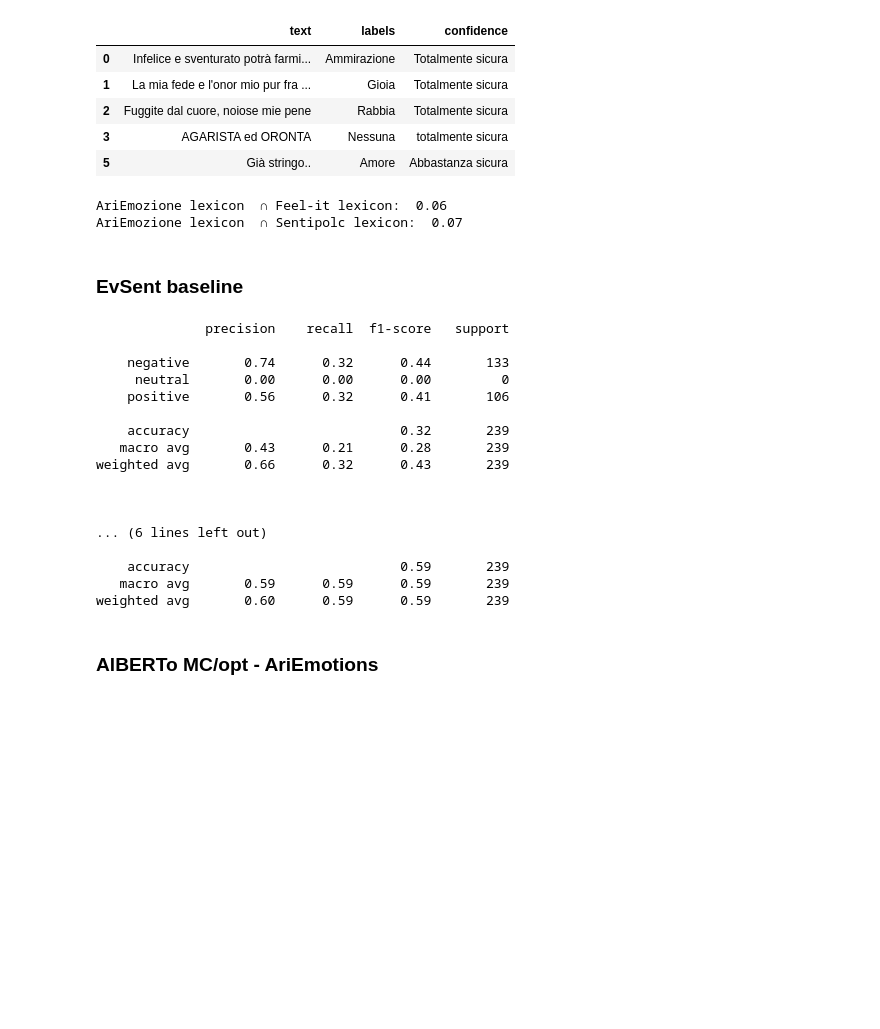
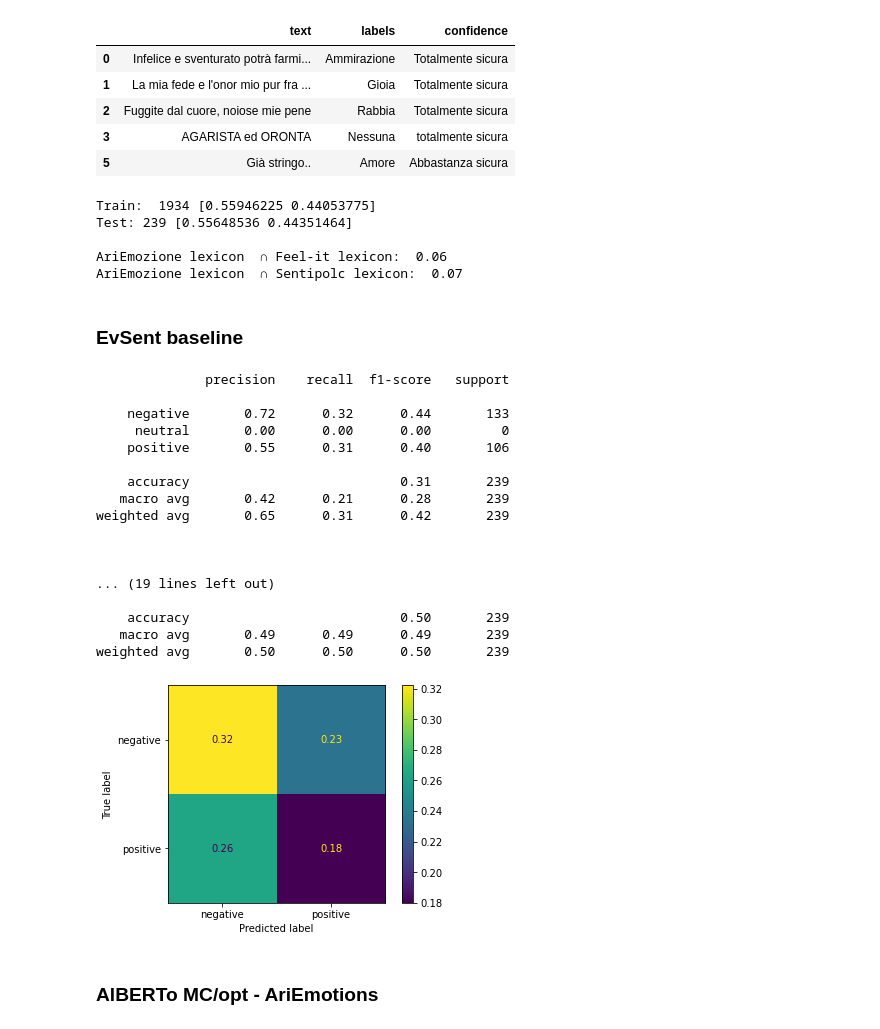
Before and after one commit to steveazzolin/NLU_final_project, a Jupyter notebook: AlBERTo error analysis.ipynb, the cells around one changed output. Cells and saved outputs as stored; diff of their text form; code cells hidden in the pictures; blank space fills up the shorter version.

```diff
--- a/AlBERTo error analysis.ipynb
+++ b/AlBERTo error analysis.ipynb
@@ -1530,11 +1588,16 @@ def emotion2label(row):
 
 dataset_ari_train = pd.DataFrame({"text": ari_train.text.apply(a.preprocess), "idx": ari_train.index, "labels": ari_train[["labels"]].apply(emotion2label, axis=1)})
 dataset_ari_test = pd.DataFrame({"text": ari_test.text.apply(a.preprocess), "idx": ari_test.index, "labels": ari_test[["labels"]].apply(emotion2label, axis=1)})
+print("Train: ", len(dataset_ari_train[dataset_ari_train.labels != 3]) , np.unique(dataset_ari_train[dataset_ari_train.labels != 3].labels, return_counts=True)[1]/len(dataset_ari_train[dataset_ari_train.labels != 3]))
+print("Test:", len(dataset_ari_test[dataset_ari_test.labels != 3]) , np.unique(dataset_ari_test[dataset_ari_test.labels != 3].labels, return_counts=True)[1]/len(dataset_ari_test[dataset_ari_test.labels != 3]))
 
 lexicon_ari = get_lexicon(dataset_ari_test.text)
 print("\nAriEmozione lexicon  ∩ Feel-it lexicon: ", round(len(lexicon_ari.intersection(lexicon_feel_it))/len(lexicon_ari.union(lexicon_feel_it)),2))
 print("AriEmozione lexicon  ∩ Sentipolc lexicon: ", round(len(lexicon_ari.intersection(lexicon_sentipolc))/len(lexicon_ari.union(lexicon_sentipolc)),2))
 # %% [output]
+Train:  1934 [0.55946225 0.44053775]
+Test: 239 [0.55648536 0.44351464]
+
 AriEmozione lexicon  ∩ Feel-it lexicon:  0.06
 AriEmozione lexicon  ∩ Sentipolc lexicon:  0.07
 # %% [markdown]
@@ -1542,40 +1605,47 @@ AriEmozione lexicon  ∩ Sentipolc lexicon:  0.07
 # %%
 #%%script echo skipping
 examples = dataset_ari_test[dataset_ari_test.labels != 3]
 
 preds , true , pbar = np.full(len(examples), -1) , np.full(len(examples), -1) , tqdm(total=len(examples))
 index , lock , p = 0 , Lock() , ThreadPool(processes=10)
 for text , label in zip(examples.text, examples.labels):
     p.apply_async(worker, (label, text, pbar, preds, true, lock))
 p.close(); p.join()
 pbar.close()
 assert not np.any(preds == -1) and not np.any(true == -1)
 print(classification_report(true, preds, target_names=["negative", "neutral", "positive"]))
 
 ##
 # No Neutrals
 # reassing labels so that no neutrals are present
 ##
 print("\n\n No neutrals\n")
 evsent_remove_neutrals(true, preds)
+
+##
+# Stochastic MFC
+##
+print("\n\n SMFC\n")
+eval_mfc_baseline(dataset_ari_train[dataset_ari_train.labels != 3], dataset_ari_test[dataset_ari_test.labels != 3], keep_neutrals=False)
 # %% [output]
               precision    recall  f1-score   support
 
-    negative       0.74      0.32      0.44       133
+    negative       0.72      0.32      0.44       133
      neutral       0.00      0.00      0.00         0
-    positive       0.56      0.32      0.41       106
+    positive       0.55      0.31      0.40       106
 
-    accuracy                           0.32       239
-   macro avg       0.43      0.21      0.28       239
-weighted avg       0.66      0.32      0.43       239
+    accuracy                           0.31       239
+   macro avg       0.42      0.21      0.28       239
+weighted avg       0.65      0.31      0.42       239
 
 
 
-... (6 lines left out)
+... (19 lines left out)
 
-    accuracy                           0.59       239
-   macro avg       0.59      0.59      0.59       239
-weighted avg       0.60      0.59      0.59       239
+    accuracy                           0.50       239
+   macro avg       0.49      0.49      0.49       239
+weighted avg       0.50      0.50      0.50       239
+[figure, added]
 # %% [markdown]
 ### AlBERTo MC/opt - AriEmotions
 # %%
```
Also changed, not shown: parts of 19 cells of this notebook, 1 other file.
